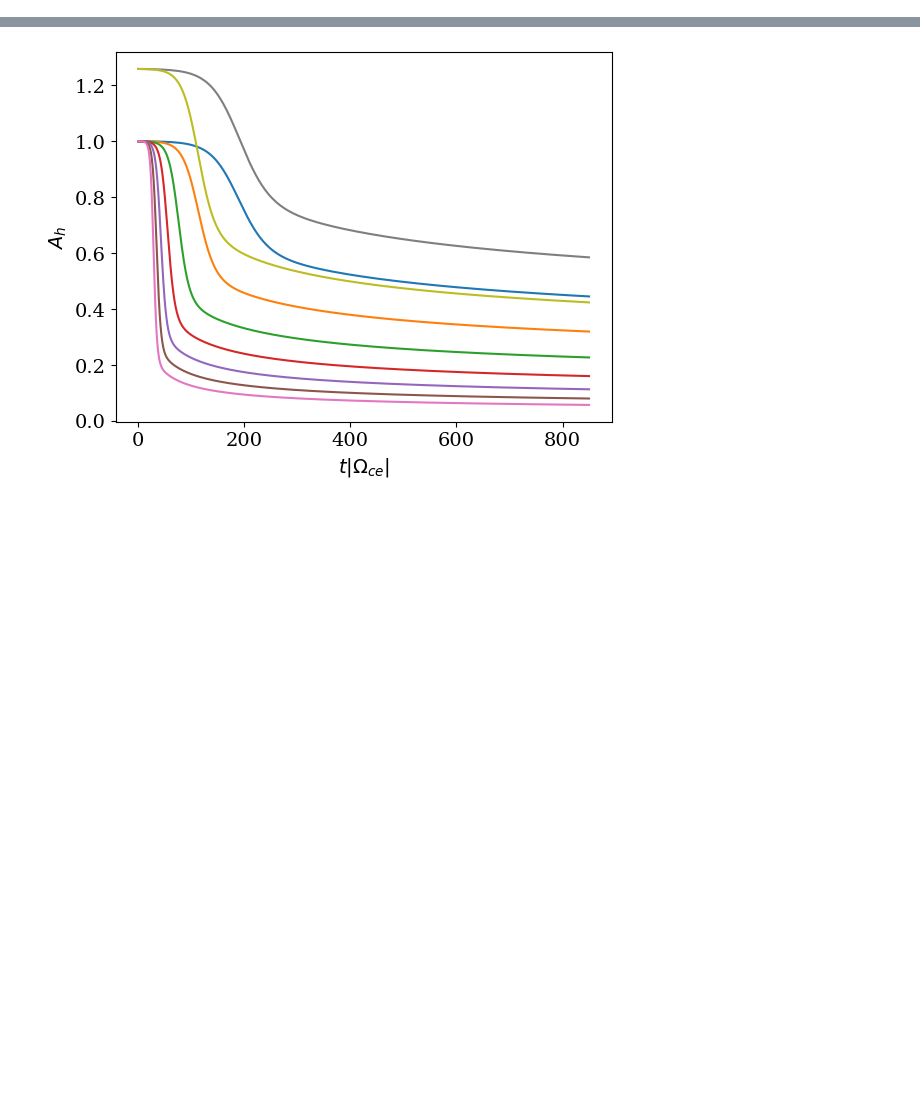
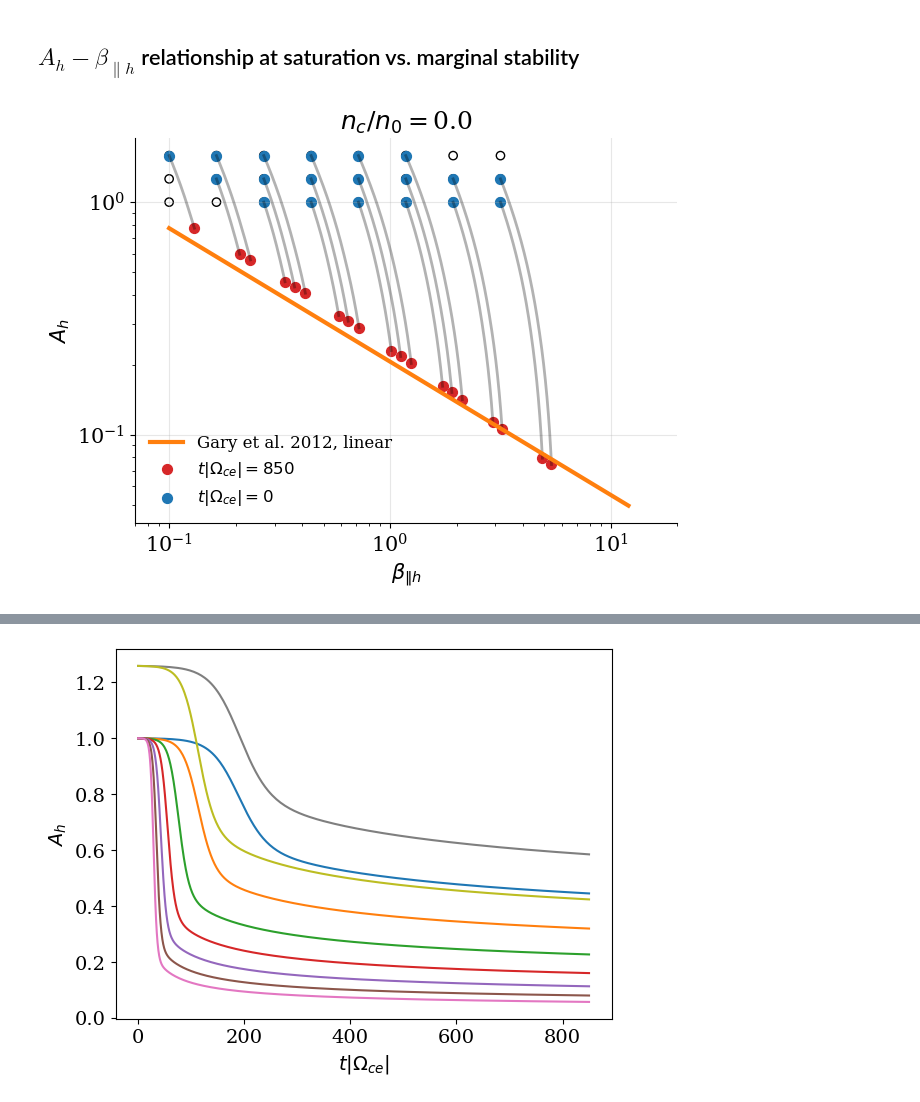
Before and after one commit to opaliss/QLT_whistler, a Jupyter notebook: saturation_analysis_cold_hot.ipynb, the cells around one changed output, grey strips where cells are left out. Cells and saved outputs as stored; diff of their text form; code cells hidden in the pictures; blank space fills up the shorter version.

Commit message:
add saturation investigation with rQLT

```diff
--- a/saturation_analysis_cold_hot.ipynb
+++ b/saturation_analysis_cold_hot.ipynb
@@ -87,0 +37,47 @@ plt.savefig("figs/gary_2012/A_beta_QLT_all.png", dpi=300, bbox_inches='tight')
+# %% [markdown]
+## $A_{h}-\beta_{\|h}$ relationship at saturation vs. marginal stability
+# %%
+fig, ax = plt.subplots(figsize=(7, 5))
+
+# pick a nh/ne ration from the list above
+delta = 1.0
+
+# mark all the initial conditions
+params = np.load("data/ensemble_QLT/delta_" + str(delta) + "/params.npy")
+ax.scatter(params[:, 2], params[:, 1], marker="o", facecolors='none', edgecolors='k')
+
+# plot the results for converged simulations
+for ii in range(0, 22):
+    res = np.load("data/ensemble_QLT/delta_" + str(params[0, 0]) + "/y_" + str(ii) + ".npy")
+    t = np.load("data/ensemble_QLT/delta_" + str(params[0, 0]) + "/t_" + str(ii) + ".npy")
+
+    if np.abs(len(t))>100:
+        ax.plot(res[3, :]*params[0, 0], res[2, :]/res[3, :] -1, color="black", alpha=0.3, linewidth=2)
+        ax.scatter(res[3, 0]*params[0, 0], res[2, 0]/res[3, 0] -1, marker="o", color='tab:blue', s=50)
+        ax.scatter(res[3, -1]*params[0, 0], res[2, -1]/res[3, -1] -1, marker="o", color='tab:red', s=50)
+
+ax.plot(np.linspace(1e-1, 12, 1000), get_A(nc_n0=1-params[0, 0], beta_par=np.linspace(1e-1, 12, 1000)), linewidth=3, c="tab:orange", ls="-", label=r"Gary et al. 2012, linear")
+
+ax.scatter(np.nan, np.nan, marker="o", color='tab:red', s=50, label="$t|\Omega_{ce}|=850$")
+ax.scatter(np.nan, np.nan, marker="o", color='tab:blue', s=50, label="$t|\Omega_{ce}|=0$")
+
+legend = ax.legend(ncols=1, fancybox=False, shadow=False, fontsize=12, loc='lower left')
+legend.get_frame().set_alpha(0)
+
+ax.grid(alpha=0.3)
+
+ax.set_xscale("log")
+ax.set_yscale("log")
+
+ax.set_xlim(7e-2, 2e1)
+ax.set_title("$n_{c}/n_{0} = $" + str(round(1-params[0, 0], 2)))
+
+ax.spines['right'].set_visible(False)
+ax.spines['top'].set_visible(False)
+
+_ = ax.set_xlabel(r"$\beta_{\|h}$")
+_ = ax.set_ylabel(r"$A_{h}$")
+
+plt.savefig("figs/gary_2012/A_beta_QLT_" + str(round(1-params[0, 0], 2)) + ".png", dpi=300, bbox_inches='tight')
+# %% [output]
+[figure, added]
```
Also changed, not shown: parts of 15 cells of this notebook, 2 other files.
